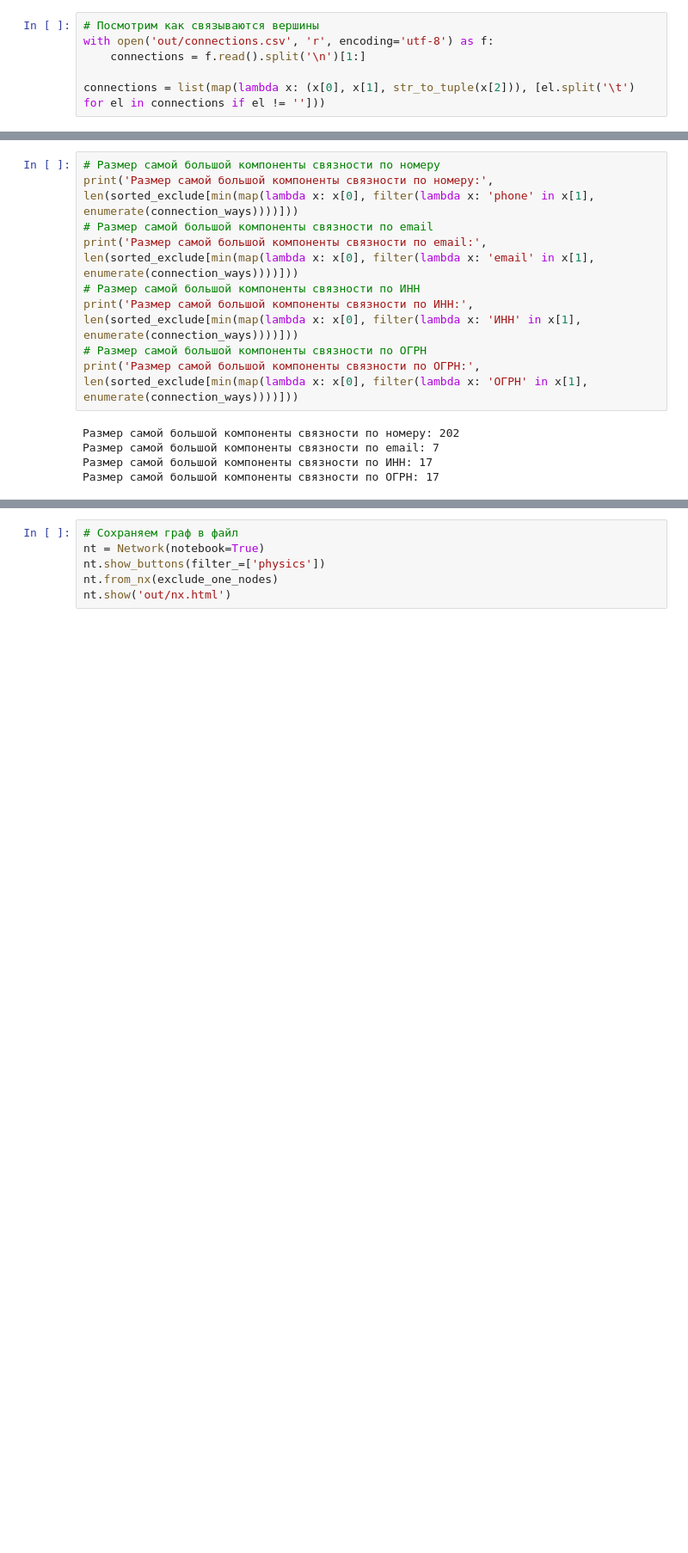
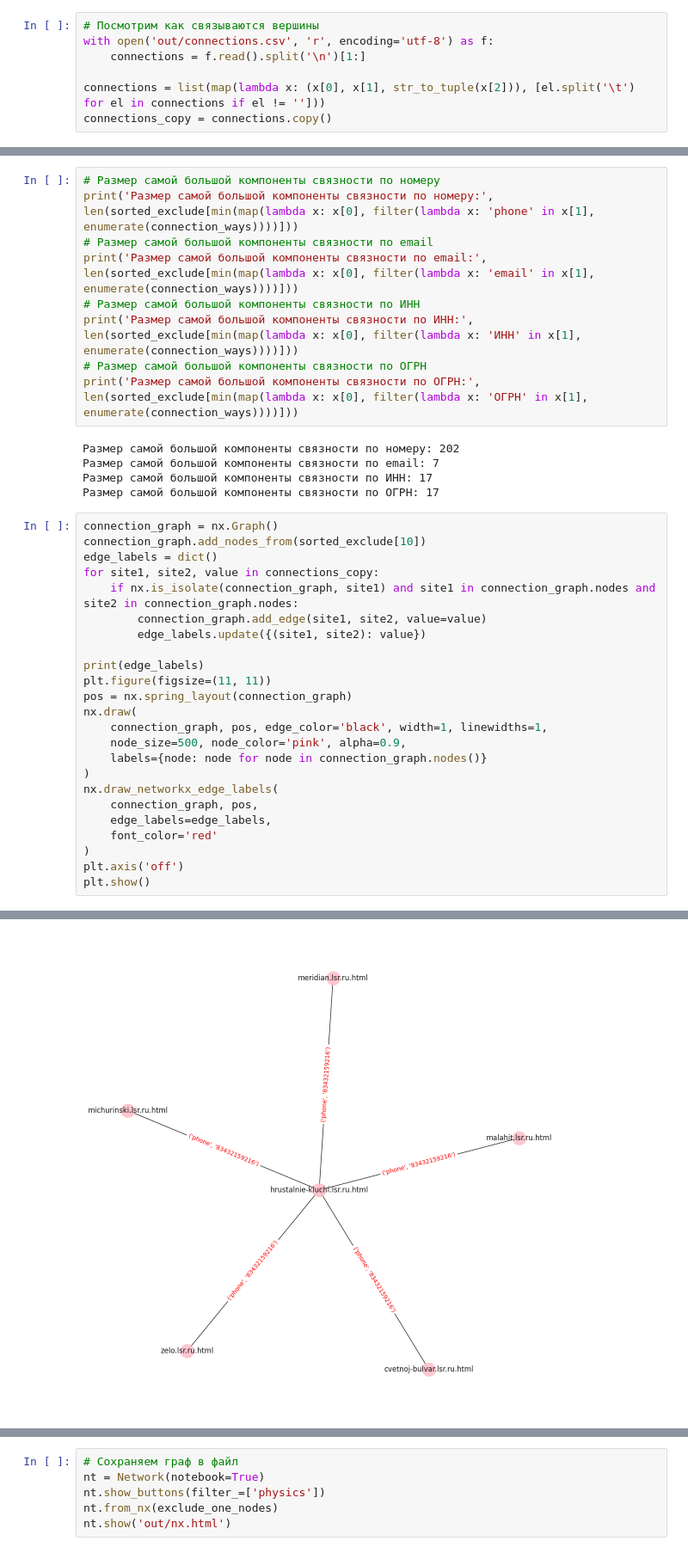
Before and after one commit to YakovLya/pineapple, a Jupyter notebook: notes.ipynb, the cells around one changed output, grey strips where cells are left out. Shown: that part at 86% size. Cells and saved outputs as stored; diff of their text form; blank space fills up the shorter version.

Commit message:
visuals

```diff
--- a/notes.ipynb
+++ b/notes.ipynb
@@ -35,6 +35,7 @@ with open('out/connections.csv', 'r', encoding='utf-8') as f:
     connections = f.read().split('\n')[1:]
 
 connections = list(map(lambda x: (x[0], x[1], str_to_tuple(x[2])), [el.split('\t') for el in connections if el != '']))
+connections_copy = connections.copy()
 # %%
 phone_connections = list(filter(lambda x: x[2][0] == 'phone', connections))
 email_connections = list(filter(lambda x: x[2][0] == 'email', connections))
@@ -128,3 +129,28 @@ print('Размер самой большой компоненты связно
 Размер самой большой компоненты связности по email: 7
 Размер самой большой компоненты связности по ИНН: 17
 Размер самой большой компоненты связности по ОГРН: 17
+# %%
+connection_graph = nx.Graph()
+connection_graph.add_nodes_from(sorted_exclude[10])
+edge_labels = dict()
+for site1, site2, value in connections_copy:
+    if nx.is_isolate(connection_graph, site1) and site1 in connection_graph.nodes and site2 in connection_graph.nodes:
+        connection_graph.add_edge(site1, site2, value=value)
+        edge_labels.update({(site1, site2): value})
+
+print(edge_labels)
+plt.figure(figsize=(11, 11))
+pos = nx.spring_layout(connection_graph)
+nx.draw(
+    connection_graph, pos, edge_color='black', width=1, linewidths=1,
+    node_size=500, node_color='pink', alpha=0.9,
+    labels={node: node for node in connection_graph.nodes()}
+)
+nx.draw_networkx_edge_labels(
+    connection_graph, pos,
+    edge_labels=edge_labels,
+    font_color='red'
+)
+plt.axis('off')
+plt.show()
+# %% [output]
@@ -130,0 +158 @@ print('Размер самой большой компоненты связно
+[figure, added]
```
Also changed, not shown: parts of 5 cells of this notebook, 5 other files.
